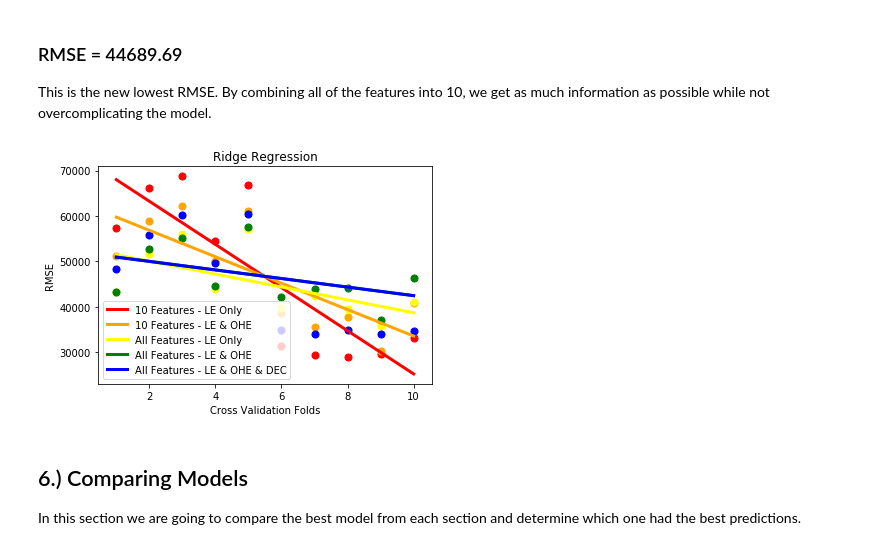
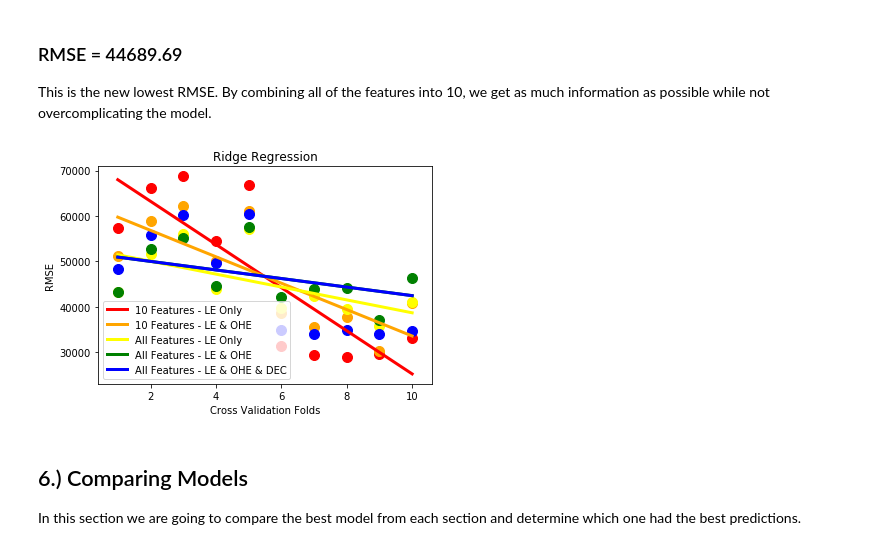
Before and after one commit to RPeralta5/Data-Science, a Jupyter notebook: Source Files/House_Prices.ipynb, the cells around one changed output. Cells and saved outputs as stored; diff of their text form; code cells hidden in the pictures.

```diff
--- a/Source Files/House_Prices.ipynb
+++ b/Source Files/House_Prices.ipynb
@@ -1409,40 +1417,40 @@ i, j = best_fit(x_values, data_points5)
 
 
 # plot points and fit line
-plt.scatter(x_values, data_points1,color='red',s=50)
+plt.scatter(x_values, data_points1,color='red',s=100)
 yfit = [a + b * xi for xi in x_values]
 line1, =plt.plot(x_values, yfit,linewidth = 3,color='red', markerfacecolor='red', markersize=12, label='10 Features - LE Only')
 
-plt.scatter(x_values, data_points2,color='orange',s=50)
+plt.scatter(x_values, data_points2,color='orange',s=100)
 yfit2 = [c + d * xi for xi in x_values]
 line2, =plt.plot(x_values, yfit2,linewidth = 3,color='orange', markerfacecolor='orange', markersize=12, label='10 Features - LE & OHE')
 
-plt.scatter(x_values, data_points3,color='yellow',s=50)
+plt.scatter(x_values, data_points3,color='yellow',s=100)
 yfit3 = [e + f * xi for xi in x_values]
 line3, =plt.plot(x_values, yfit3,linewidth = 3,color='yellow', markerfacecolor='yellow', markersize=12, label='All Features - LE Only')
 
-plt.scatter(x_values, data_points4,color='green',s=50)
+plt.scatter(x_values, data_points4,color='green',s=100)
 yfit4 = [g + h * xi for xi in x_values]
 line4, =plt.plot(x_values, yfit4,linewidth = 3,color='green', markerfacecolor='green', markersize=12, label='All Features - LE & OHE')
 
-plt.scatter(x_values, data_points5,color='blue',s=50)
+plt.scatter(x_values, data_points5,color='blue',s=100)
 yfit5 = [i + j * xi for xi in x_values]
 line5, =plt.plot(x_values, yfit4,linewidth = 3,color='blue', markerfacecolor='blue', markersize=12, label='All Features - LE & OHE & DEC')
 
 
 #line1, = plt.plot(x_values, data_points1,color='red', linestyle='dashed', linewidth = 3, marker='o', markerfacecolor='red', markersize=12, label='All Features - LE Only')
 plt.legend(handles=[line1,line2,line3,line4,line5])
 
 # naming the x axis
 plt.xlabel('Cross Validation Folds')
 # naming the y axis
 plt.ylabel('RMSE')
 
 # giving a title the graph
 plt.title('Ridge Regression')
 plt.show()
 # %% [output]
-[figure, old version]
+[figure, new version]
 # %% [markdown]
 ## 6.) Comparing Models
 In this section we are going to compare the best model from each section and determine which one had the best predictions.
```
Also changed, not shown: parts of 11 cells of this notebook.
